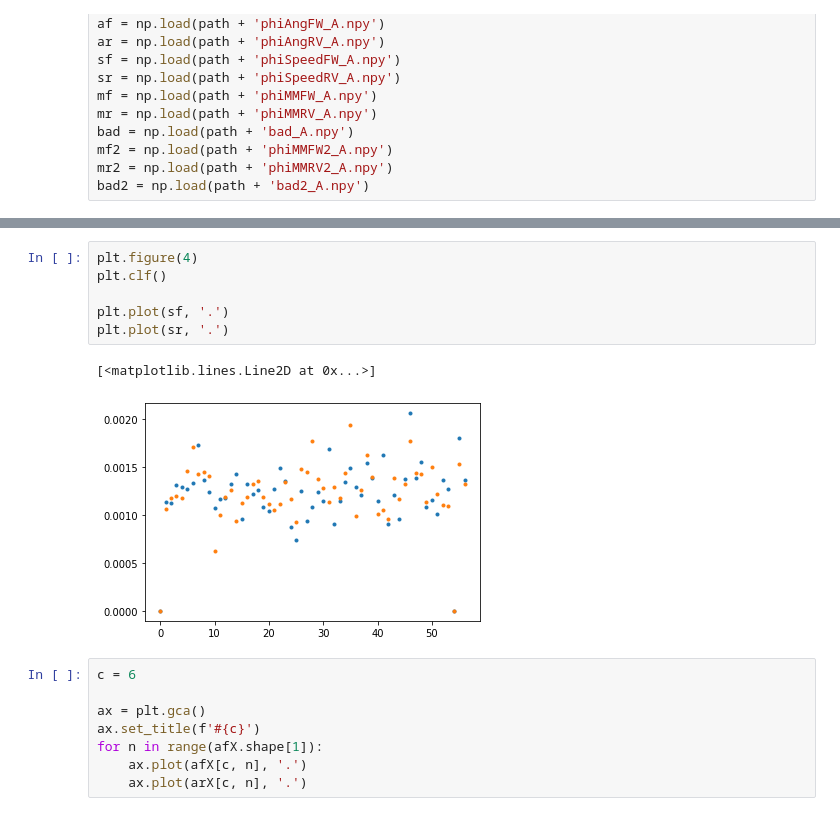
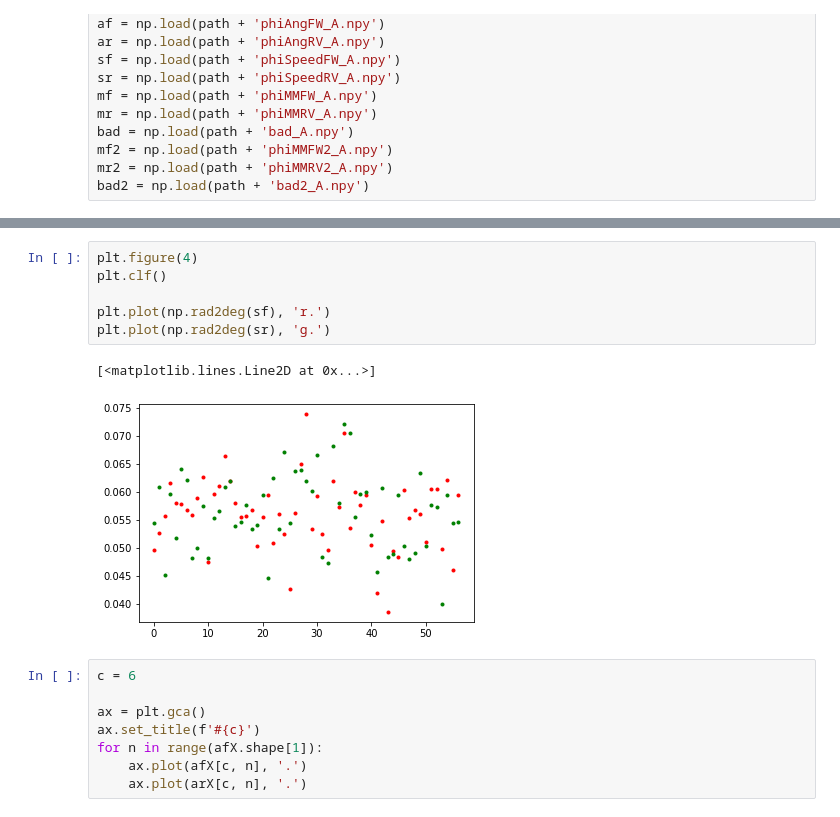
Before and after one commit to Subaru-PFS/ics_cobraCharmer, a Jupyter notebook: procedures/moduleTest/motor2maps.ipynb, the cells around one changed output, grey strips where cells are left out. Saved outputs shown, nothing was run; the diff lists cells and outputs as text.

```diff
--- a/procedures/moduleTest/motor2maps.ipynb
+++ b/procedures/moduleTest/motor2maps.ipynb
@@ -148,12 +162,12 @@ for n in range(af.shape[1]):
 # %%
 plt.figure(4)
 plt.clf()
 
-plt.plot(sf, '.')
-plt.plot(sr, '.')
+plt.plot(np.rad2deg(sf), 'r.')
+plt.plot(np.rad2deg(sr), 'g.')
 # %% [output]
 [<matplotlib.lines.Line2D at 0x...>]
-[figure, old version]
+[figure, new version]
 # %%
 c = 6
 
```
Also changed, not shown: parts of 24 cells of this notebook, 4 other files.
